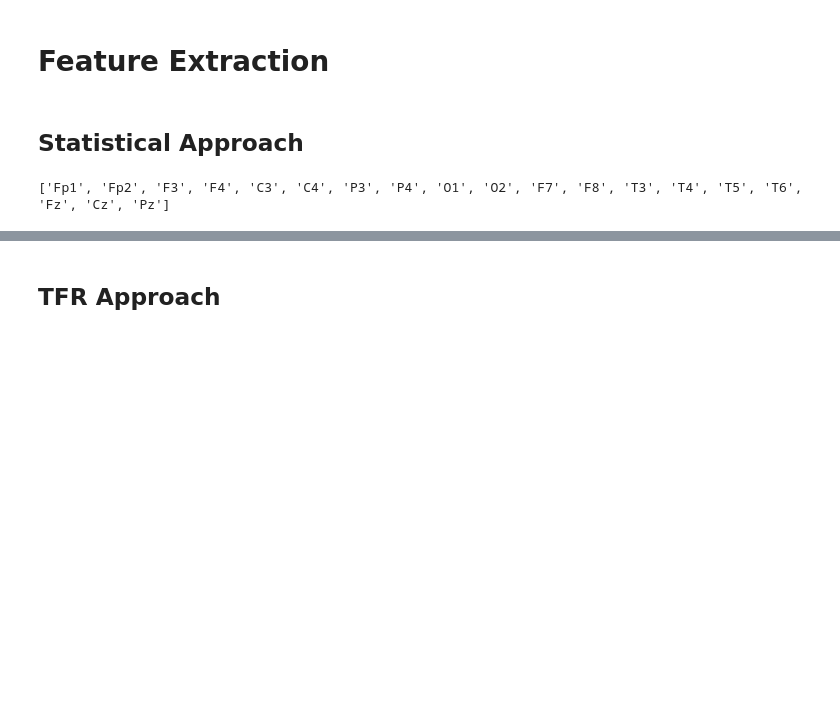
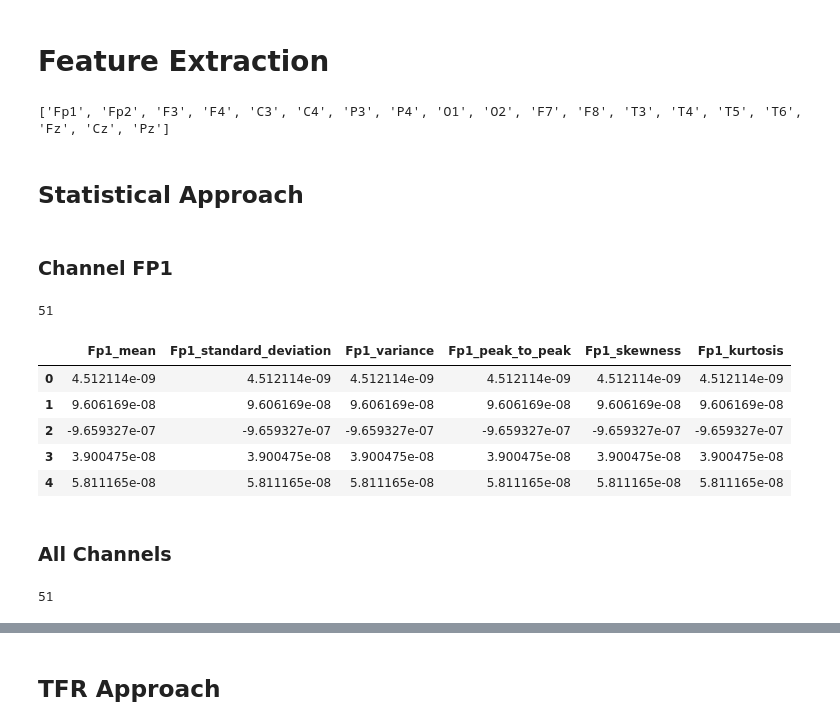
Before and after one commit to sobieddch90/mcd_udg_tfm-egg_analysis, a Jupyter notebook: 2. Feature Extraction Exploration/2.2 Feature Extraction - TFR & PSD.ipynb, the cells around one changed output, grey strips where cells are left out. Drawn from its saved outputs; the diff is of its cells as text; code cells hidden in the pictures; blank space fills up the shorter version.

```diff
--- a/3.2 Feature Extraction - TFR & PSD.ipynb
+++ b/2. Feature Extraction Exploration/2.2 Feature Extraction - TFR & PSD.ipynb
@@ -157,9 +162,33 @@ Epochs created: 14
 Subjects with Epochs: 51
 # %% [markdown]
 # Feature Extraction
+# %%
+print(epochs[0].ch_names)
+# %% [output]
+['Fp1', 'Fp2', 'F3', 'F4', 'C3', 'C4', 'P3', 'P4', 'O1', 'O2', 'F7', 'F8', 'T3', 'T4', 'T5', 'T6', 'Fz', 'Cz', 'Pz']
 # %% [markdown]
 ## Statistical Approach
-# %%
-print(epochs[0].ch_names)
-# %% [output]
-['Fp1', 'Fp2', 'F3', 'F4', 'C3', 'C4', 'P3', 'P4', 'O1', 'O2', 'F7', 'F8', 'T3', 'T4', 'T5', 'T6', 'Fz', 'Cz', 'Pz']
+# %% [markdown]
+### Channel FP1
+# %%
+channels = ['Fp1']
+
+subject_features = []
+for ep in epochs:
+    features = feeg.Stats_Features(ep.copy().pick(channels))
+    subject_features.append(features[0])
+
+len(subject_features)
+# %% [output]
+51
+# %%
+columns=subject_features[0].dtype.names
+df_stats_features = pd.DataFrame.from_records([item[0] for item in subject_features], columns=columns)
+df_stats_features.head()
+# %% [output]
+|  | Fp1_mean | Fp1_standard_deviation | Fp1_variance | Fp1_peak_to_peak | Fp1_skewness | Fp1_kurtosis |
+| 0 | 4.512114e-09 | 4.512114e-09 | 4.512114e-09 | 4.512114e-09 | 4.512114e-09 | 4.512114e-09 |
+| 1 | 9.606169e-08 | 9.606169e-08 | 9.606169e-08 | 9.606169e-08 | 9.606169e-08 | 9.606169e-08 |
+| 2 | -9.659327e-07 | -9.659327e-07 | -9.659327e-07 | -9.659327e-07 | -9.659327e-07 | -9.659327e-07 |
+| 3 | 3.900475e-08 | 3.900475e-08 | 3.900475e-08 | 3.900475e-08 | 3.900475e-08 | 3.900475e-08 |
+| 4 | 5.811165e-08 | 5.811165e-08 | 5.811165e-08 | 5.811165e-08 | 5.811165e-08 | 5.811165e-08 |
@@ -165,0 +198,11 @@ print(epochs[0].ch_names)
+# %% [markdown]
+### All Channels
+# %%
+subject_features = []
+for ep in epochs:
+    features = feeg.Stats_Features(ep)
+    subject_features.append(features[0])
+
+len(subject_features)
+# %% [output]
+51
```
Also changed, not shown: parts of 13 cells of this notebook, 27 other files.
